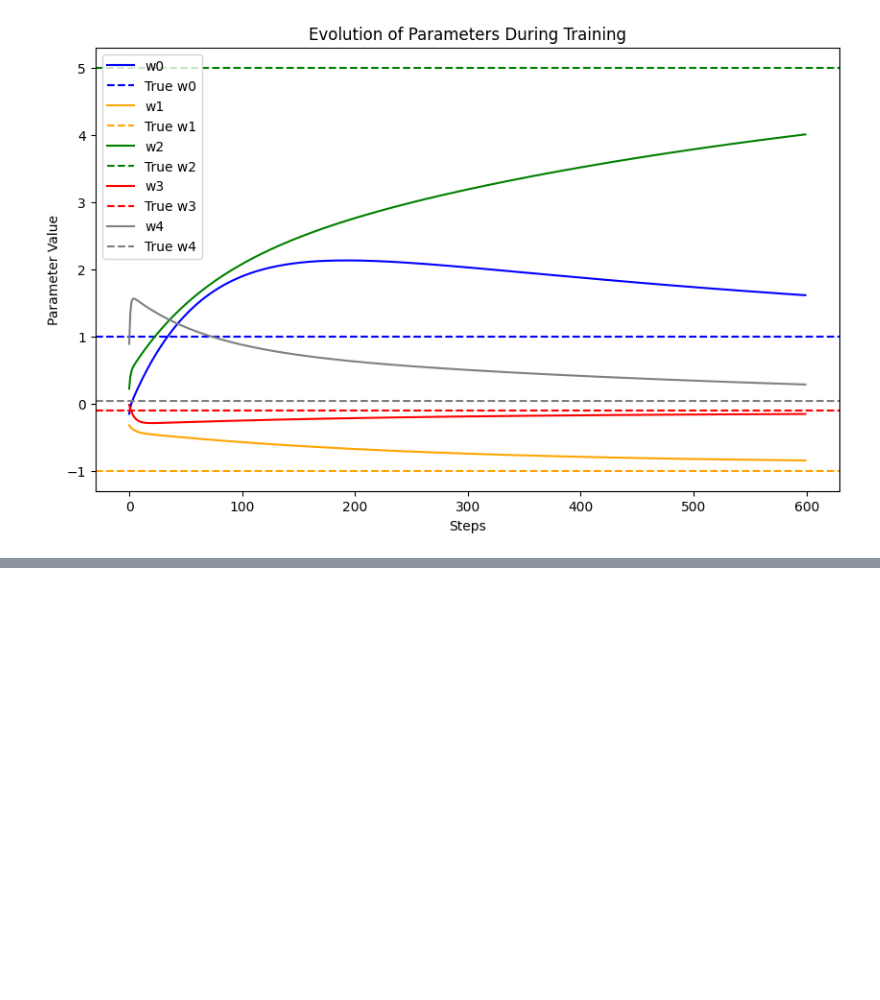
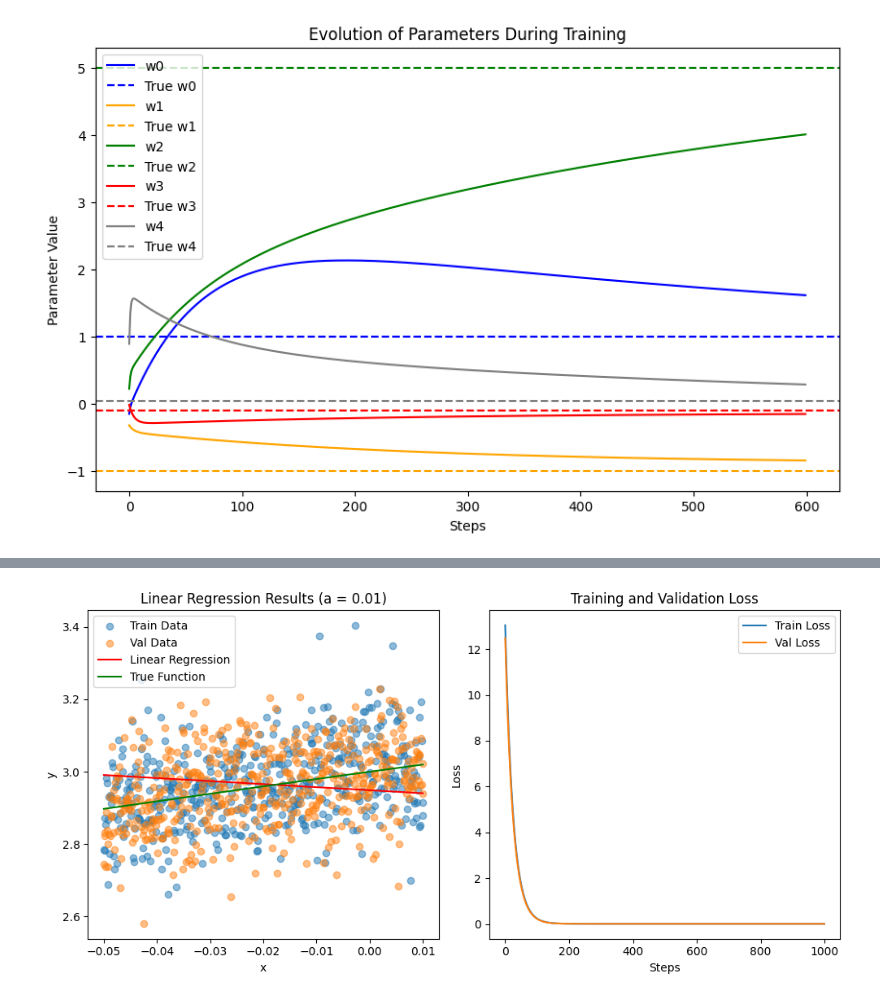
Before and after one commit to dami013/DeepLearning, a Jupyter notebook: assignment1/assignment.ipynb, the cells around one changed output, grey strips where cells are left out. Saved outputs shown, nothing was run; the diff lists cells and outputs as text; code cells hidden in the pictures; blank space fills up the shorter version.

```diff
--- a/assignment1/assignment.ipynb
+++ b/assignment1/assignment.ipynb
@@ -251,0 +254,91 @@ plt.show()
+# %%
+def f(x):
+    return 2 * torch.log(x + 1) + 3
+
+def create_dataset(a, sample_size, sigma, seed=42):
+    torch.manual_seed(seed)
+    np.random.seed(seed)
+    x = torch.linspace(-0.05, a, sample_size)
+    y_hat = f(x)
+    noise = torch.normal(0, sigma, size=y_hat.shape)
+    y_noisy = y_hat + noise
+    return x.reshape(-1, 1), y_noisy.reshape(-1, 1)
+
+def train_and_evaluate(X_train, y_train, X_val, y_val, learning_rate=0.01, n_steps=1000):
+    model = nn.Linear(1, 1, False)
+    loss_fn = nn.MSELoss()
+    optimizer = optim.SGD(model.parameters(), lr=learning_rate)
+
+    train_losses = []
+    val_losses = []
+
+    for step in range(n_steps):
+        # Training
+        model.train()
+        optimizer.zero_grad()
+        y_hat_train = model(X_train)
+        loss_train = loss_fn(y_hat_train, y_train)
+        loss_train.backward()
+        optimizer.step()
+        # Evaluation
+        with torch.no_grad():
+            model.eval()
+            y_hat_val = model(X_val)
+            loss_val = loss_fn(y_hat_val, y_val)
+            train_losses.append(loss_train.item())
+            val_losses.append(loss_val.item())
+
+
+    print("Step:", step, "- Loss eval:", loss_val.item(), "- Loss train:", loss.item())
+
+    return model, train_losses, val_losses
+
+def plot_results(X_train, y_train, X_val, y_val, model, train_losses, val_losses, a):
+    plt.figure(figsize=(15, 5))
+
+    # Plot data and predictions
+    plt.subplot(1, 3, 1)
+    x_plot = torch.linspace(-0.05, a, 1000).reshape(-1, 1)
+    with torch.no_grad():
+        y_pred = model(x_plot)
+    plt.scatter(X_train, y_train, alpha=0.5, label='Train Data')
+    plt.scatter(X_val, y_val, alpha=0.5, label='Val Data')
+    plt.plot(x_plot, y_pred, 'r', label='Linear Regression')
+    plt.plot(x_plot, f(x_plot), 'g', label='True Function')
+    plt.xlabel('x')
+    plt.ylabel('y')
+    plt.legend()
+    plt.title(f'Linear Regression Results (a = {a})')
+
+    # Plot training and validation loss
+    plt.subplot(1, 3, 2)
+    plt.plot(train_losses, label='Train Loss')
+    plt.plot(val_losses, label='Val Loss')
+    plt.xlabel('Steps')
+    plt.ylabel('Loss')
+    plt.legend()
+    plt.title('Training and Validation Loss')
+
+
+    plt.tight_layout()
+    plt.show()
+
+# Case 1: a = 0.01
+a1 = 0.01
+X_train1, y_train1 = create_dataset(a1, 500, 0.1, seed=0)
+X_val1, y_val1 = create_dataset(a1, 500, 0.1, seed=1)
+model1, train_losses1, val_losses1 = train_and_evaluate(X_train1, y_train1, X_val1, y_val1)
+plot_results(X_train1, y_train1, X_val1, y_val1, model1, train_losses1, val_losses1, a1)
+
+# Case 2: a = 10
+a2 = 10
+X_train2, y_train2 = create_dataset(a2, 400, 0.1, seed=0)
+X_val2, y_val2 = create_dataset(a2, 100, 0.1, seed=1)
+model2, train_losses2, val_losses2 = train_and_evaluate(X_train2, y_train2, X_val2, y_val2)
+plot_results(X_train2, y_train2, X_val2, y_val2, model2, train_losses2, val_losses2, a2)
+
+print("Final train loss for a = 0.01:", train_losses1[-1])
+print("Final val loss for a = 0.01:", val_losses1[-1])
+print("Final train loss for a = 10:", train_losses2[-1])
+print("Final val loss for a = 10:", val_losses2[-1])
+# %% [output]
@@ -251,0 +355 @@ plt.show()
+[figure, added]
```
Also changed, not shown: parts of 2 cells of this notebook.
